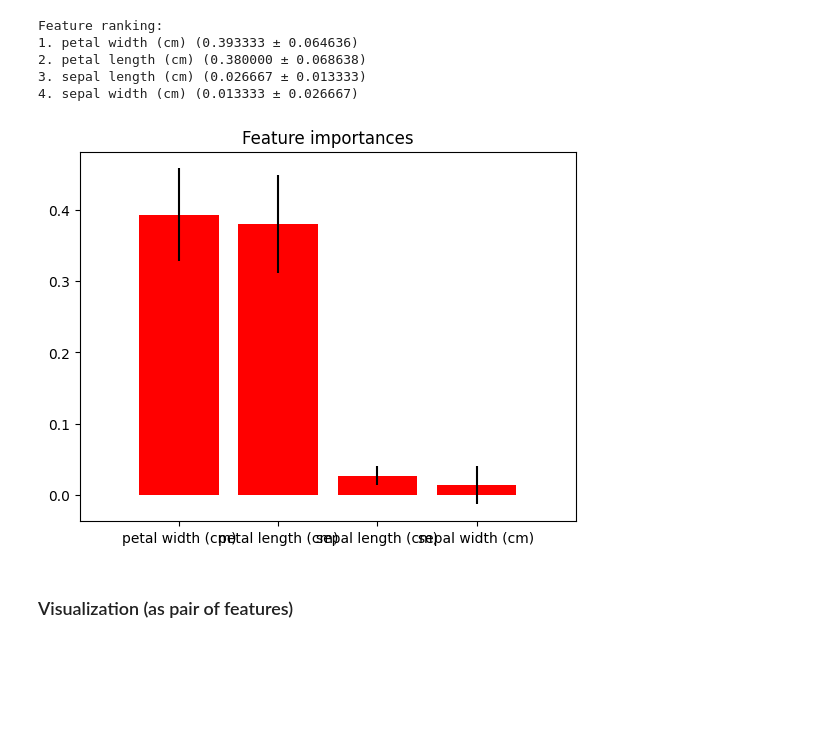
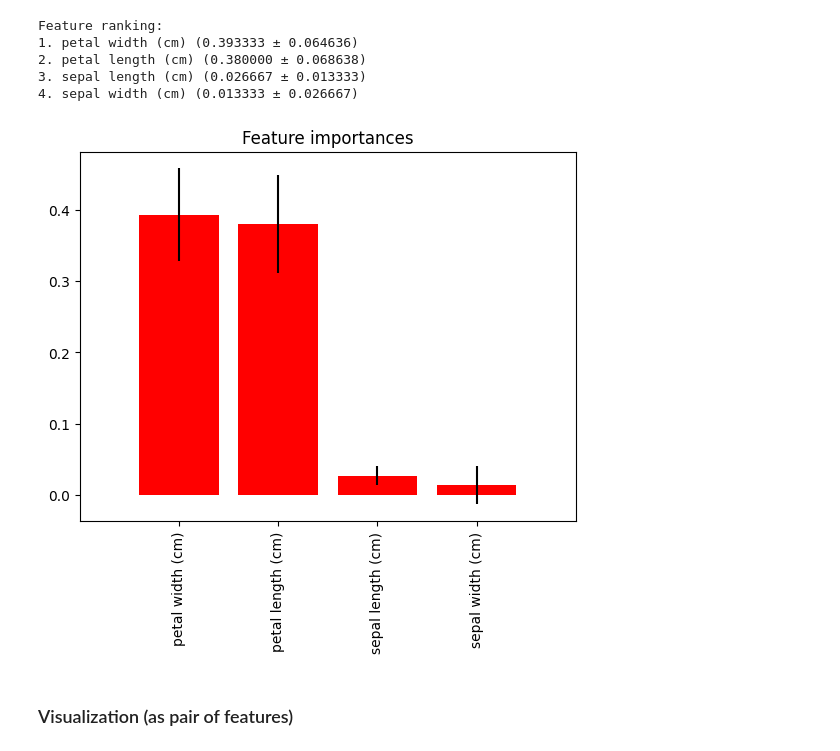
Before and after one commit to ficstamas/FateML, a Jupyter notebook: notebooks/03_decision_models.ipynb, the cells around one changed output. Saved outputs shown, nothing was run; the diff lists cells and outputs as text; code cells hidden in the pictures; blank space fills up the shorter version.

```diff
--- a/notebooks/03_decision_models.ipynb
+++ b/notebooks/03_decision_models.ipynb
@@ -663,7 +678,7 @@ $$P(C_k\mid x)=P(C_k)\prod_{i=1}^nP(x_i\mid C_k).$$
 from sklearn.naive_bayes import GaussianNB
 
 naive = GaussianNB()
-naive.fit(iris.train_x, iris.train_y['target'])
+naive = naive.fit(iris.train_x, iris.train_y['target'])
 naive.score(iris.test_x, iris.test_y['target'])
 # %% [output]
 1.0
@@ -695,11 +772,12 @@ Feature ranking:
 # %%
 plt.title("Feature importances")
 plt.bar(range(iris.test_x.shape[1]), importances[indices], color="r", yerr=std[indices], align="center")
 plt.xticks(range(iris.test_x.shape[1]), [features[indices[i]] for i in range(4)])
 plt.xlim([-1, iris.test_x.shape[1]])
+plt.xticks(rotation=90)
 plt.show()
 # %% [output]
-[figure, old version]
+[figure, new version]
 # %% [markdown]
 ### Visualization (as pair of features)
 # %%
```
Also changed, not shown: parts of 13 cells of this notebook, 1 other file.
